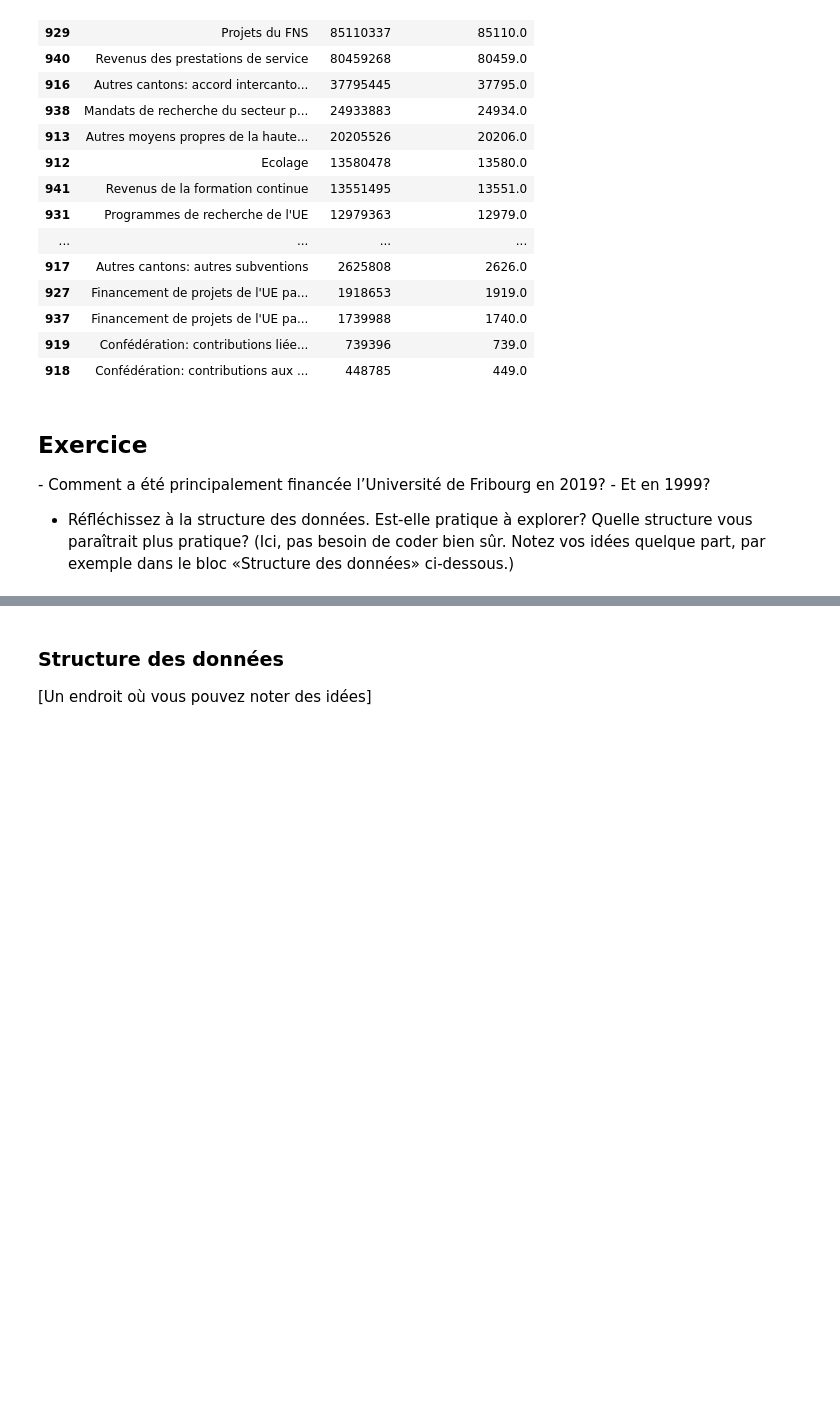
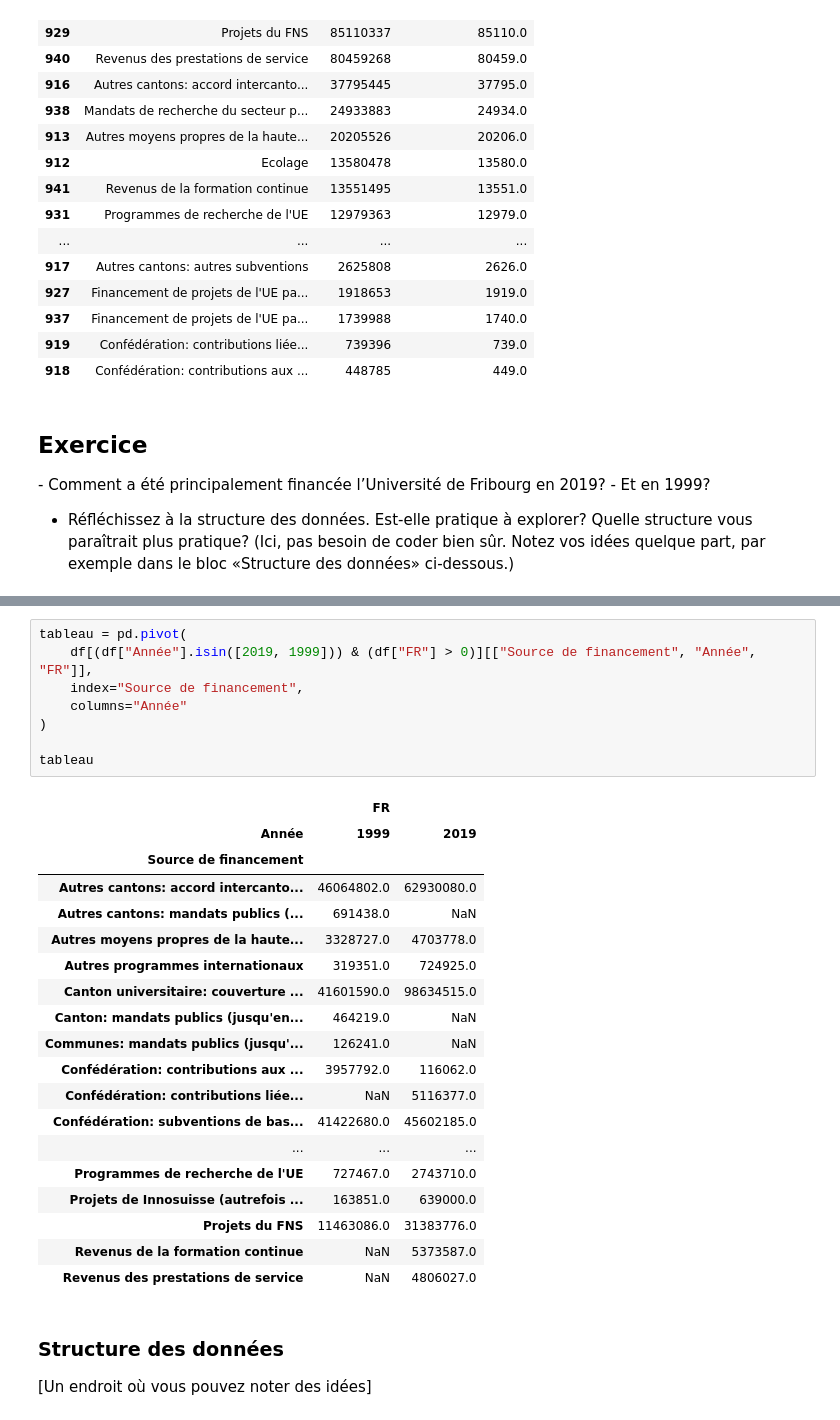
Before and after one commit to palrogg/intro_github_2024, a Jupyter notebook: 02-Pandas-structure-difficile.ipynb, the cells around one changed output, grey strips where cells are left out. Cells and saved outputs as stored; diff of their text form; blank space fills up the shorter version.

```diff
--- a/02-Pandas-structure-difficile.ipynb
+++ b/02-Pandas-structure-difficile.ipynb
@@ -250,3 +271,31 @@ df_GE
+# %%
+tableau = pd.pivot(
+    df[(df["Année"].isin([2019, 1999])) & (df["FR"] > 0)][["Source de financement", "Année", "FR"]],
+    index="Source de financement",
+    columns="Année"
+)
+
+tableau
+# %% [output]
+|  | FR |  |
+| Année | 1999 | 2019 |
+| Source de financement |  |  |
+| Autres cantons: accord intercanto... | 46064802.0 | 62930080.0 |
+| Autres cantons: mandats publics (... | 691438.0 | NaN |
+| Autres moyens propres de la haute... | 3328727.0 | 4703778.0 |
+| Autres programmes internationaux | 319351.0 | 724925.0 |
+| Canton universitaire: couverture ... | 41601590.0 | 98634515.0 |
+| Canton: mandats publics (jusqu'en... | 464219.0 | NaN |
+| Communes: mandats publics (jusqu'... | 126241.0 | NaN |
+| Confédération: contributions aux ... | 3957792.0 | 116062.0 |
+| Confédération: contributions liée... | NaN | 5116377.0 |
+| Confédération: subventions de bas... | 41422680.0 | 45602185.0 |
+| ... | ... | ... |
+| Programmes de recherche de l'UE | 727467.0 | 2743710.0 |
+| Projets de Innosuisse (autrefois ... | 163851.0 | 639000.0 |
+| Projets du FNS | 11463086.0 | 31383776.0 |
+| Revenus de la formation continue | NaN | 5373587.0 |
+| Revenus des prestations de service | NaN | 4806027.0 |
 # %% [markdown]
 ### Structure des données
 
```
Also changed, not shown: parts of 1 cell of this notebook, 2 other files.
